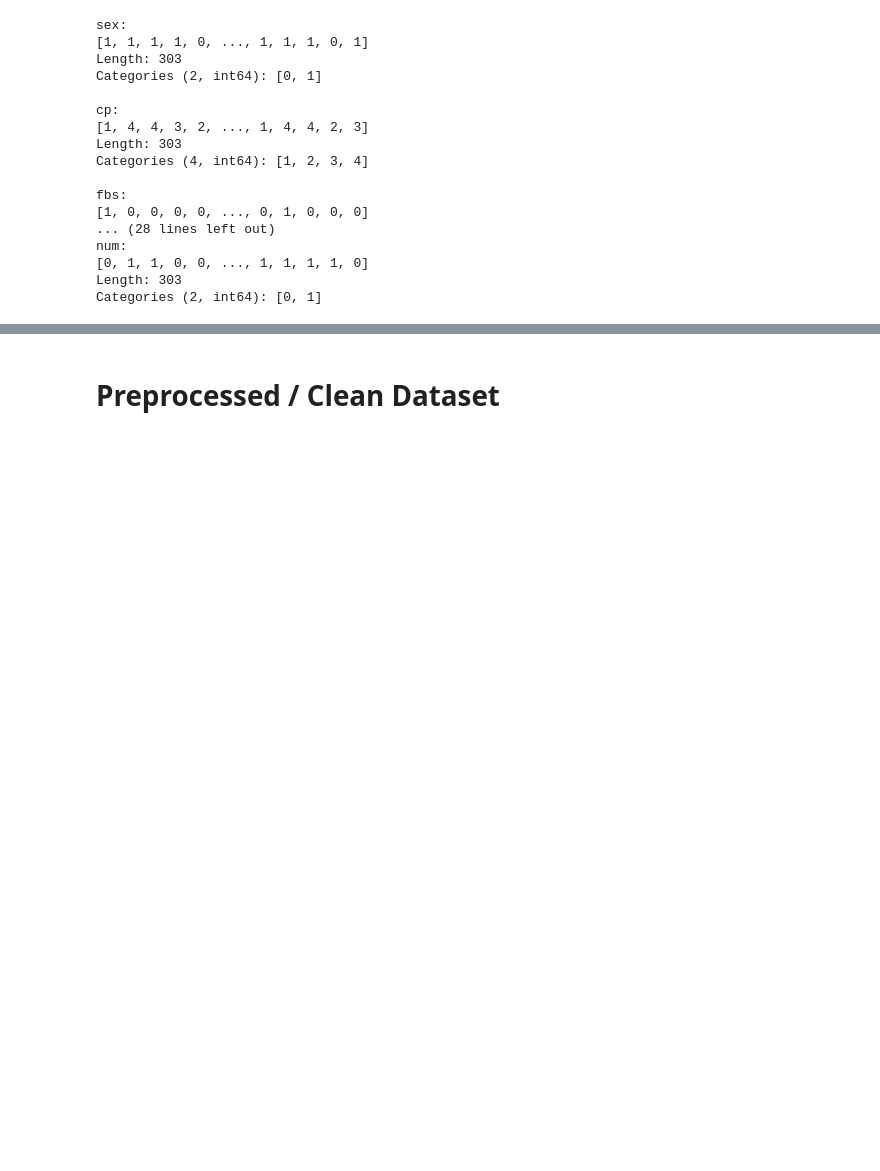
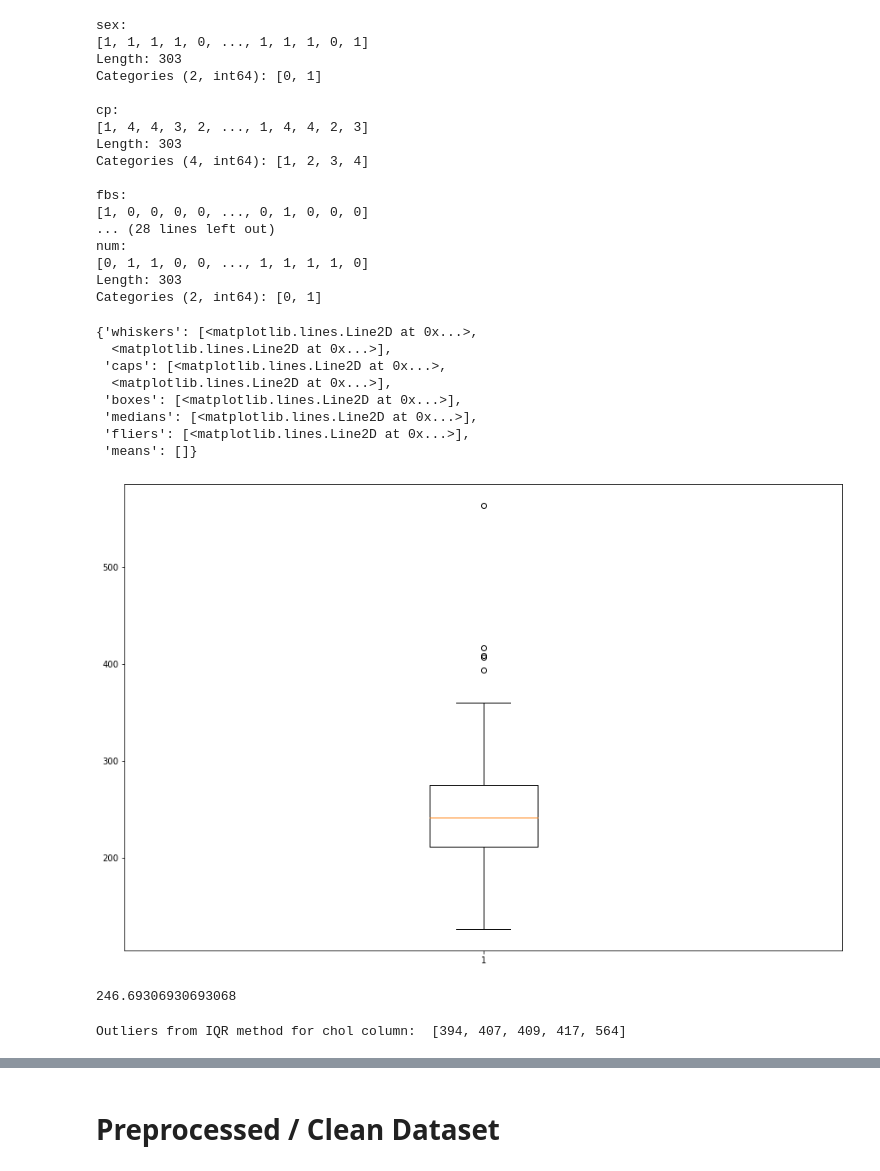
Before and after one commit to shreyss99/iNeuron-ai, a Jupyter notebook: Internship Projects/Business Intelligence/Heart Disease Diagnostic Analysis/Data Preprocessing.ipynb, the cells around one changed output, grey strips where cells are left out. Cells and saved outputs as stored; diff of their text form; code cells hidden in the pictures; blank space fills up the shorter version.

```diff
--- a/Internship Projects/Business Intelligence/Heart Disease Diagnostic Analysis/Data Preprocessing.ipynb
+++ b/Internship Projects/Business Intelligence/Heart Disease Diagnostic Analysis/Data Preprocessing.ipynb
@@ -291,0 +330,40 @@ Categories (2, int64): [0, 1]
+# %%
+# Boxplot before outlier traeatment
+
+plt.subplots(figsize=(15,10))
+plt.boxplot(data=heart_data, x='chol')
+# %% [output]
+{'whiskers': [<matplotlib.lines.Line2D at 0x...>,
+  <matplotlib.lines.Line2D at 0x...>],
+ 'caps': [<matplotlib.lines.Line2D at 0x...>,
+  <matplotlib.lines.Line2D at 0x...>],
+ 'boxes': [<matplotlib.lines.Line2D at 0x...>],
+ 'medians': [<matplotlib.lines.Line2D at 0x...>],
+ 'fliers': [<matplotlib.lines.Line2D at 0x...>],
+ 'means': []}
+[figure, added]
+# %%
+chol_mean = heart_data['chol'].mean()
+chol_mean
+# %% [output]
+246.69306930693068
+# %%
+chol_outliers = []
+def detect_outliers_iqr(data):
+    data = sorted(data)
+    Q1 = np.percentile(data, 25)
+    Q3 = np.percentile(data, 75)
+
+    IQR = Q3-Q1
+    lwr_bound = Q1-(1.5*IQR)
+    upr_bound = Q3+(1.5*IQR)
+
+    for i in data:
+        if (i < lwr_bound or i > upr_bound):
+            chol_outliers.append(i)
+    return chol_outliers
+
+chol_outliers = detect_outliers_iqr(heart_data['chol'])
+print("Outliers from IQR method for chol column: ", chol_outliers)
+# %% [output]
+Outliers from IQR method for chol column:  [394, 407, 409, 417, 564]
```
Also changed, not shown: parts of 27 cells of this notebook.
